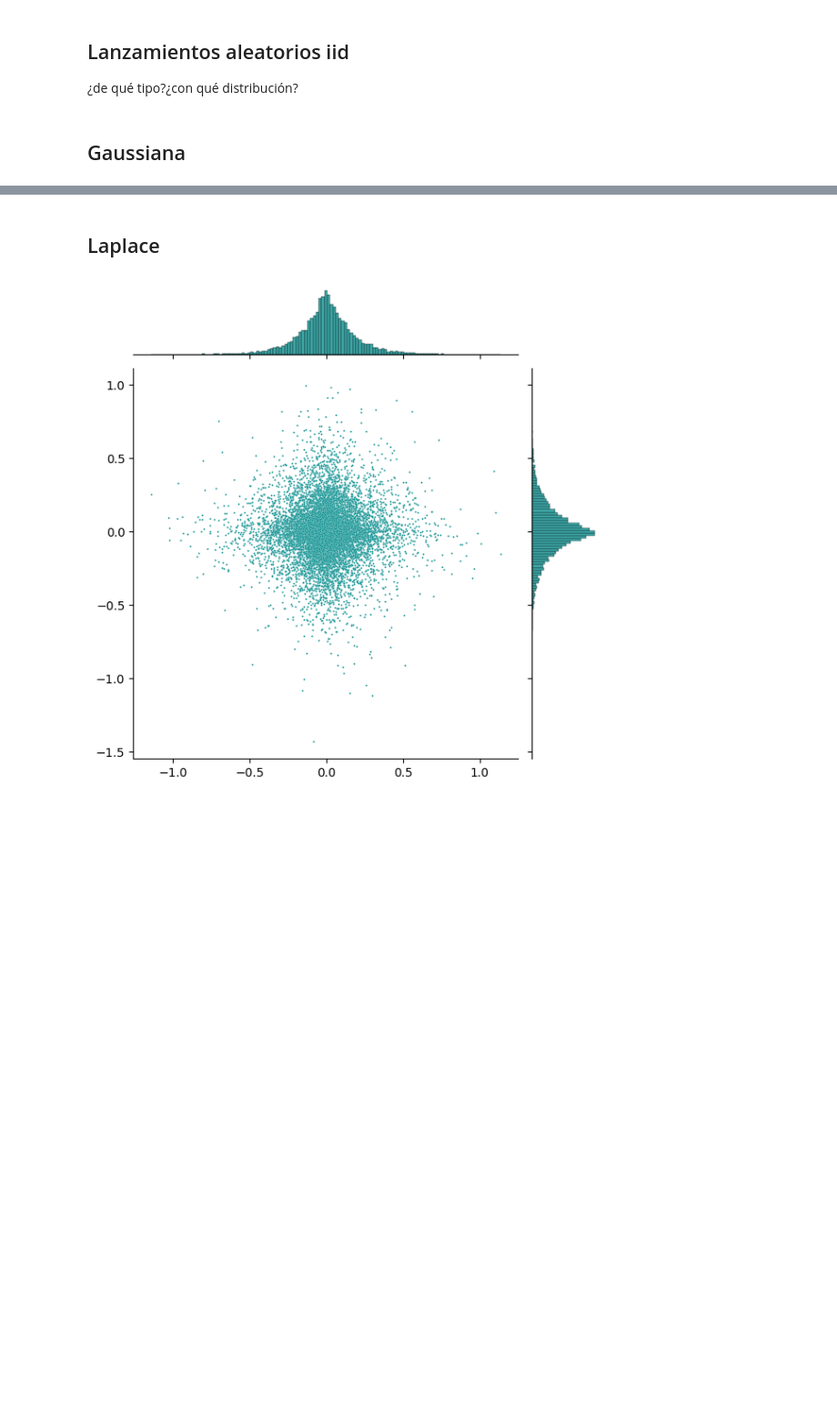
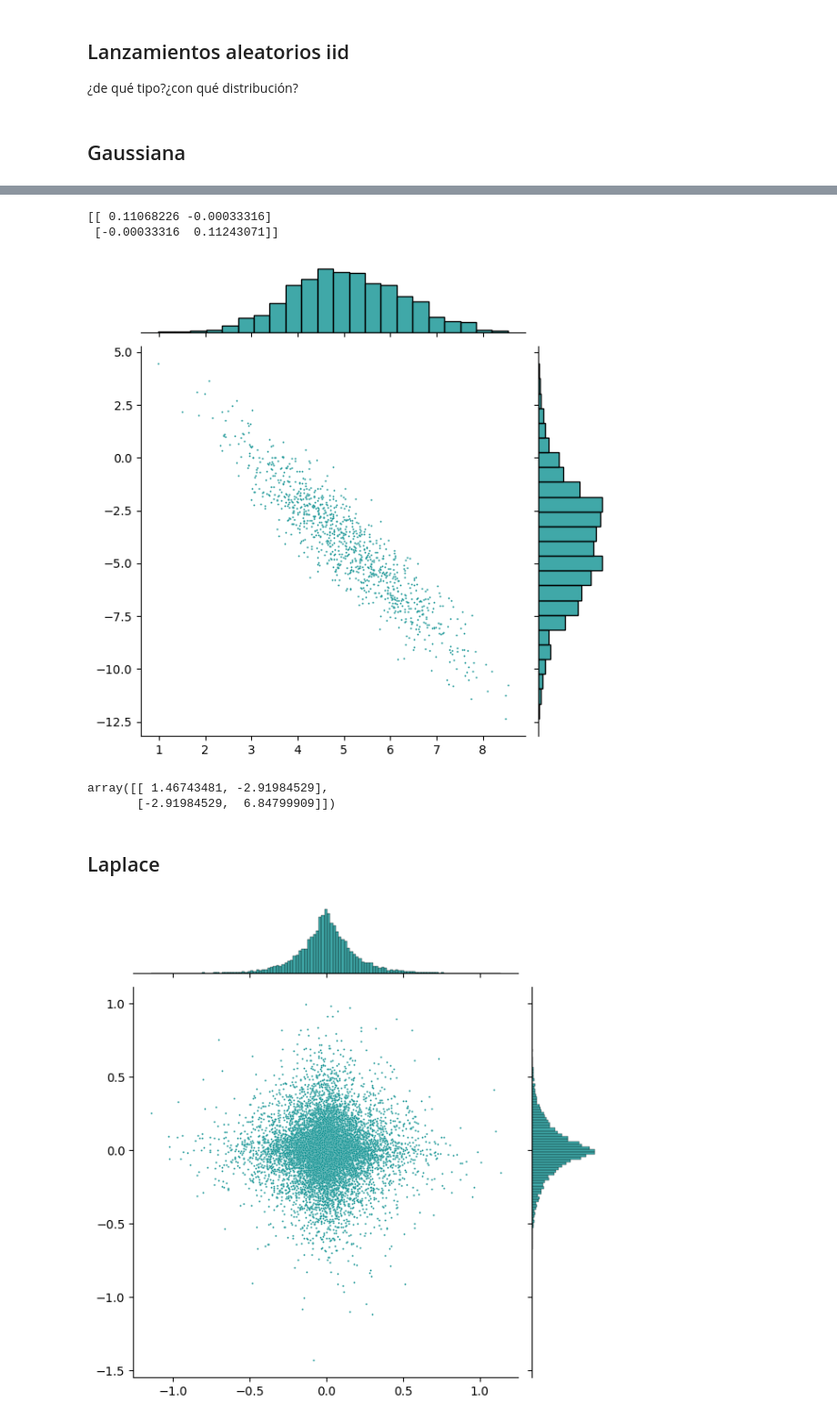
Before and after one commit to AnIsAsPe/Estimacion-probabilidad-conflicto-en-trayectorias-de-vuelos-paralelos, a Jupyter notebook: Notebooks/Estimación_de_pi_con_Montecarlo.ipynb, the cells around one changed output, grey strips where cells are left out. Shown at 91% size. Cells and saved outputs as stored; diff of their text form; code cells hidden in the pictures; blank space fills up the shorter version.

```diff
--- a/Notebooks/Estimación_de_pi_con_Montecarlo.ipynb
+++ b/Notebooks/Estimación_de_pi_con_Montecarlo.ipynb
@@ -35,3 +35,22 @@ plt.show()
+# %%
+M_covarianza = np.cov(xs, ys)
+print(M_covarianza)
+# %% [output]
+[[ 0.11068226 -0.00033316]
+ [-0.00033316  0.11243071]]
+# %%
+x2  = np.random.normal(loc=5, scale=1.2, size = 1000)
+y2 = 6 - 2 * x2 + np.random.normal(size=1000)
+sns.jointplot(x=x2, y= y2, kind = 'scatter', color = 'darkcyan', s = 2 )
+plt.show()
+# %% [output]
+[figure, added]
+# %%
+M_covarianza2 = np.cov(x2, y2)
+M_covarianza2
+# %% [output]
+array([[ 1.46743481, -2.91984529],
+       [-2.91984529,  6.84799909]])
 # %% [markdown]
 <h2> Laplace
 # %%
```
Also changed, not shown: parts of 1 cell of this notebook.
